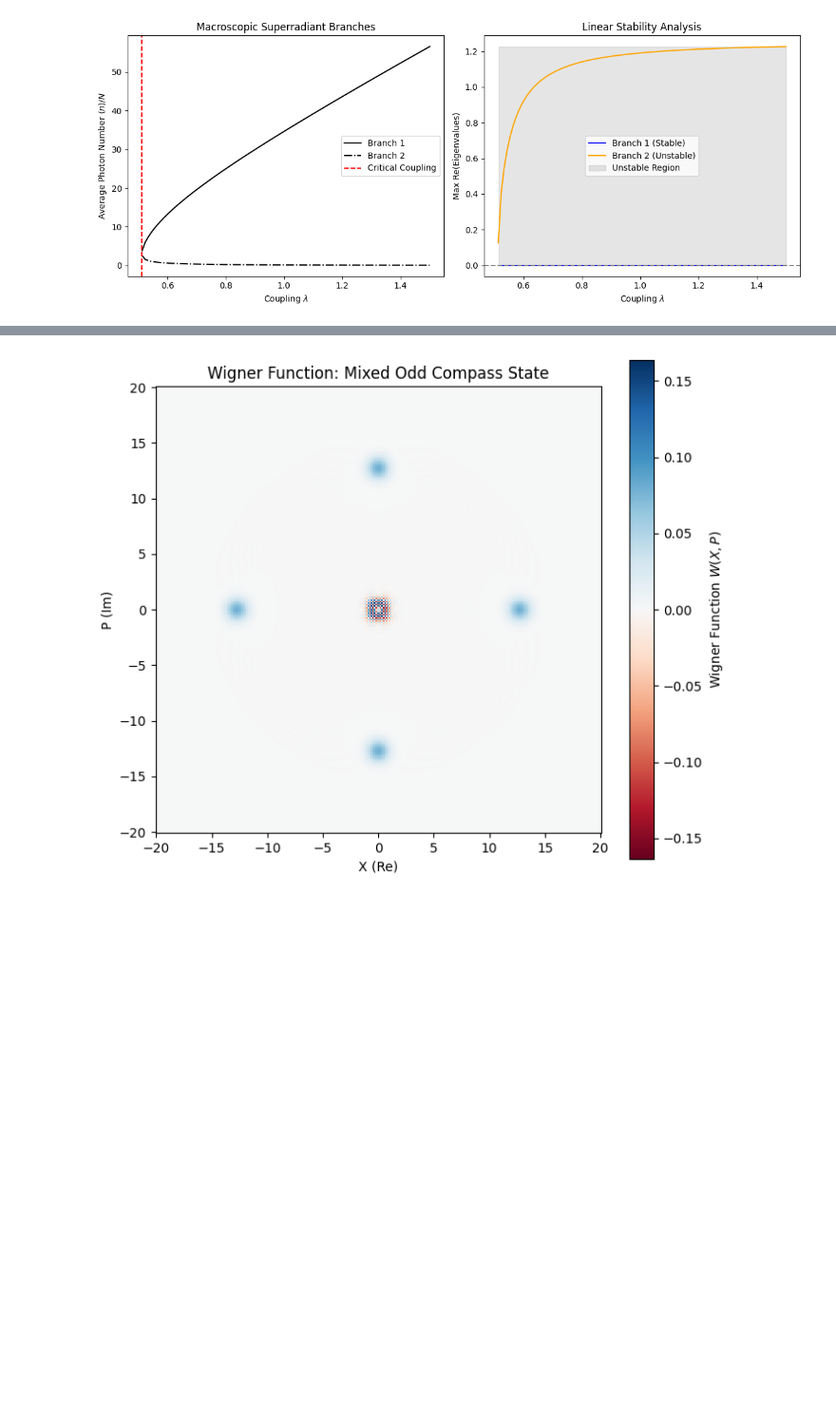
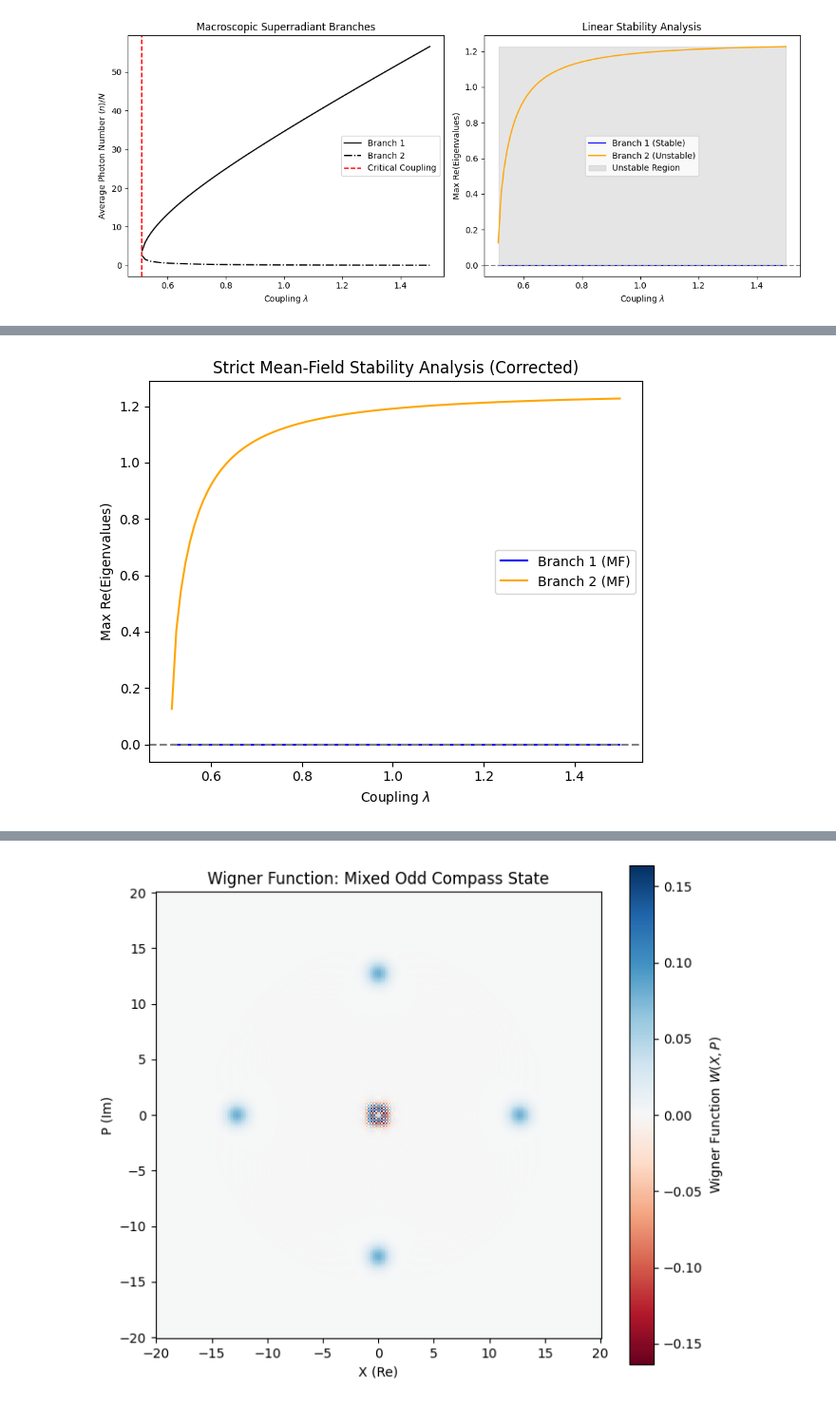
Before and after one commit to IronicOwl/MasterThesisShenanigans, a Jupyter notebook: Lindbladt/Stability of tpdt.ipynb, the cells around one changed output, grey strips where cells are left out. Shown at 95% size. Saved outputs shown, nothing was run; the diff lists cells and outputs as text; code cells hidden in the pictures; blank space fills up the shorter version.

```diff
--- a/Lindbladt/Stability of tpdt.ipynb
+++ b/Lindbladt/Stability of tpdt.ipynb
@@ -249,0 +348,99 @@ Critical Coupling (lambda_c): 0.5123
+# %%
+import numpy as np
+import matplotlib.pyplot as plt
+
+# --- 1. System Parameters ---
+omega_c = 1.0
+omega_a = 1.0
+k2 = 0.05
+
+lam_c = 0.5 * np.sqrt(omega_c**2 + omega_a * k2)
+print(f"Critical Coupling (lambda_c): {lam_c:.4f}")
+
+# --- 2. Equations of Motion (Strict Mean-Field, Real-Valued) ---
+def eoms_mf_real(vars_array, lam, omega_c, omega_a, k2):
+    """
+    Standard mean-field equations of motion broken into real and imaginary
+    components to allow for valid numerical Jacobian construction.
+    vars_array = [Re(a), Im(a), Jx, Jy, Jz]
+    """
+    x, y, Jx, Jy, Jz = vars_array
+
+    # Reconstruct the complex variables
+    a = x + 1j * y
+    a_dag = x - 1j * y
+
+    # Calculate complex derivative for 'a'
+    da = -1j*omega_c*a - 2j*lam*Jx*a_dag - k2*(a_dag * a)*a
+
+    # Collective spin operators (these remain strictly real)
+    dJx = -omega_a*Jy
+    dJy =  omega_a*Jx - 2*lam*Jz*(a**2 + a_dag**2)
+    dJz =  2*lam*Jy*(a**2 + a_dag**2)
+
+    # Return a strictly real array of derivatives
+    return np.array([np.real(da), np.imag(da), np.real(dJx), np.real(dJy), np.real(dJz)], dtype=float)
+
+# --- 3. Stability Checker ---
+def get_max_real_eigenvalue_mf(ss_vars, lam, omega_c, omega_a, k2, epsilon=1e-8):
+    n_vars = len(ss_vars)
+    jacobian = np.zeros((n_vars, n_vars), dtype=float)
+    base_eoms = eoms_mf_real(ss_vars, lam, omega_c, omega_a, k2)
+
+    for i in range(n_vars):
+        perturbed_vars = np.copy(ss_vars)
+        perturbed_vars[i] += epsilon
+        perturbed_eoms = eoms_mf_real(perturbed_vars, lam, omega_c, omega_a, k2)
+        jacobian[:, i] = (perturbed_eoms - base_eoms) / epsilon
+
+    eigenvalues = np.linalg.eigvals(jacobian)
+    return np.max(np.real(eigenvalues))
+
+# --- 4. Analytical Steady States ---
+lam_vals = np.linspace(lam_c + 0.001, 1.5, 100)
+max_re_branch1 = []
+max_re_branch2 = []
+
+for lam in lam_vals:
+    A = 16 * (lam**2) * (omega_c**2) * (k2**2) + (omega_a**2) * (k2**4)
+    B = 16 * (lam**2) * (omega_c**4) + 2 * (omega_a**2) * (omega_c**2) * (k2**2) - 64 * (lam**4) * (omega_c**2)
+    C = (omega_a**2) * (omega_c**4)
+
+    disc = max(B**2 - 4*A*C, 0)
+
+    x1 = (-B + np.sqrt(disc)) / (2*A)
+    x2 = (-B - np.sqrt(disc)) / (2*A)
+
+    # Branch 1 (Upper)
+    n1 = np.sqrt(x1)
+    Jx1 = np.sqrt((k2**2 * n1**2 + omega_c**2) / (4 * lam**2))
+    Jz1 = -(omega_a * (k2**2 * n1**2 + omega_c**2)) / (8 * lam**2 * omega_c * n1)
+    a2_1 = (-2j * lam * Jx1 * n1) / (k2 * n1 + 1j * omega_c)
+
+    a_1 = np.sqrt(a2_1)
+    # Build the real state vector [Re(a), Im(a), Jx, Jy, Jz]
+    ss1_mf_real = np.array([np.real(a_1), np.imag(a_1), np.real(Jx1), 0.0, np.real(Jz1)], dtype=float)
+    max_re_branch1.append(get_max_real_eigenvalue_mf(ss1_mf_real, lam, omega_c, omega_a, k2))
+
+    # Branch 2 (Lower)
+    n2 = np.sqrt(x2)
+    Jx2 = np.sqrt((k2**2 * n2**2 + omega_c**2) / (4 * lam**2))
+    Jz2 = -(omega_a * (k2**2 * n2**2 + omega_c**2)) / (8 * lam**2 * omega_c * n2)
+    a2_2 = (-2j * lam * Jx2 * n2) / (k2 * n2 + 1j * omega_c)
+
+    a_2 = np.sqrt(a2_2)
+    ss2_mf_real = np.array([np.real(a_2), np.imag(a_2), np.real(Jx2), 0.0, np.real(Jz2)], dtype=float)
+    max_re_branch2.append(get_max_real_eigenvalue_mf(ss2_mf_real, lam, omega_c, omega_a, k2))
+
+# --- 5. Plotting ---
+plt.figure(figsize=(6, 5))
+plt.plot(lam_vals, max_re_branch1, label='Branch 1 (MF)', color='blue')
+plt.plot(lam_vals, max_re_branch2, label='Branch 2 (MF)', color='orange')
+plt.axhline(0, color='gray', linestyle='--')
+plt.xlabel('Coupling $\\lambda$')
+plt.ylabel('Max Re(Eigenvalues)')
+plt.title('Strict Mean-Field Stability Analysis (Corrected)')
+plt.legend()
+plt.tight_layout()
+plt.show()
+# %% [output]
@@ -249,0 +448 @@ Critical Coupling (lambda_c): 0.5123
+[figure, added]
```
Also changed, not shown: parts of 3 cells of this notebook.
